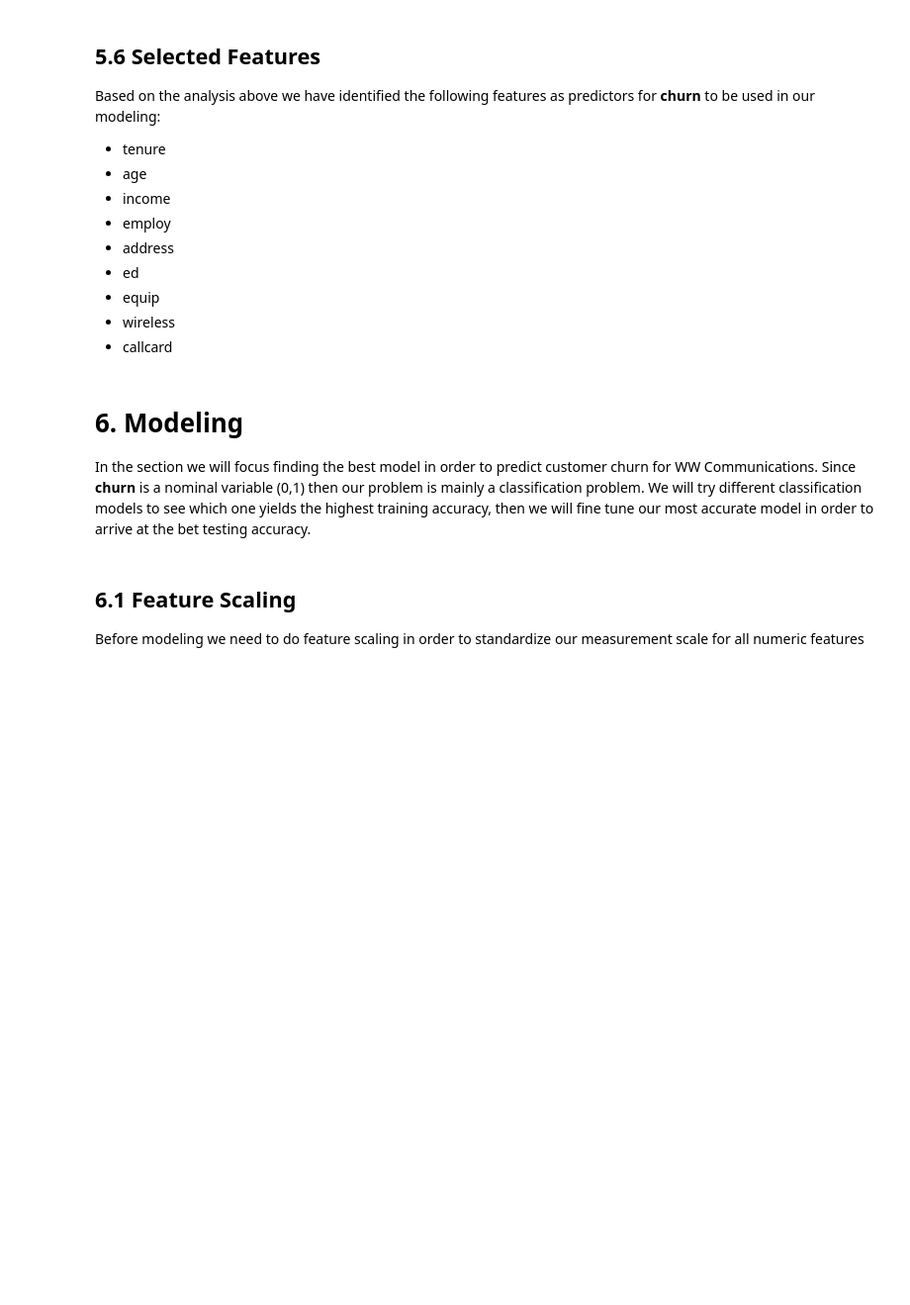
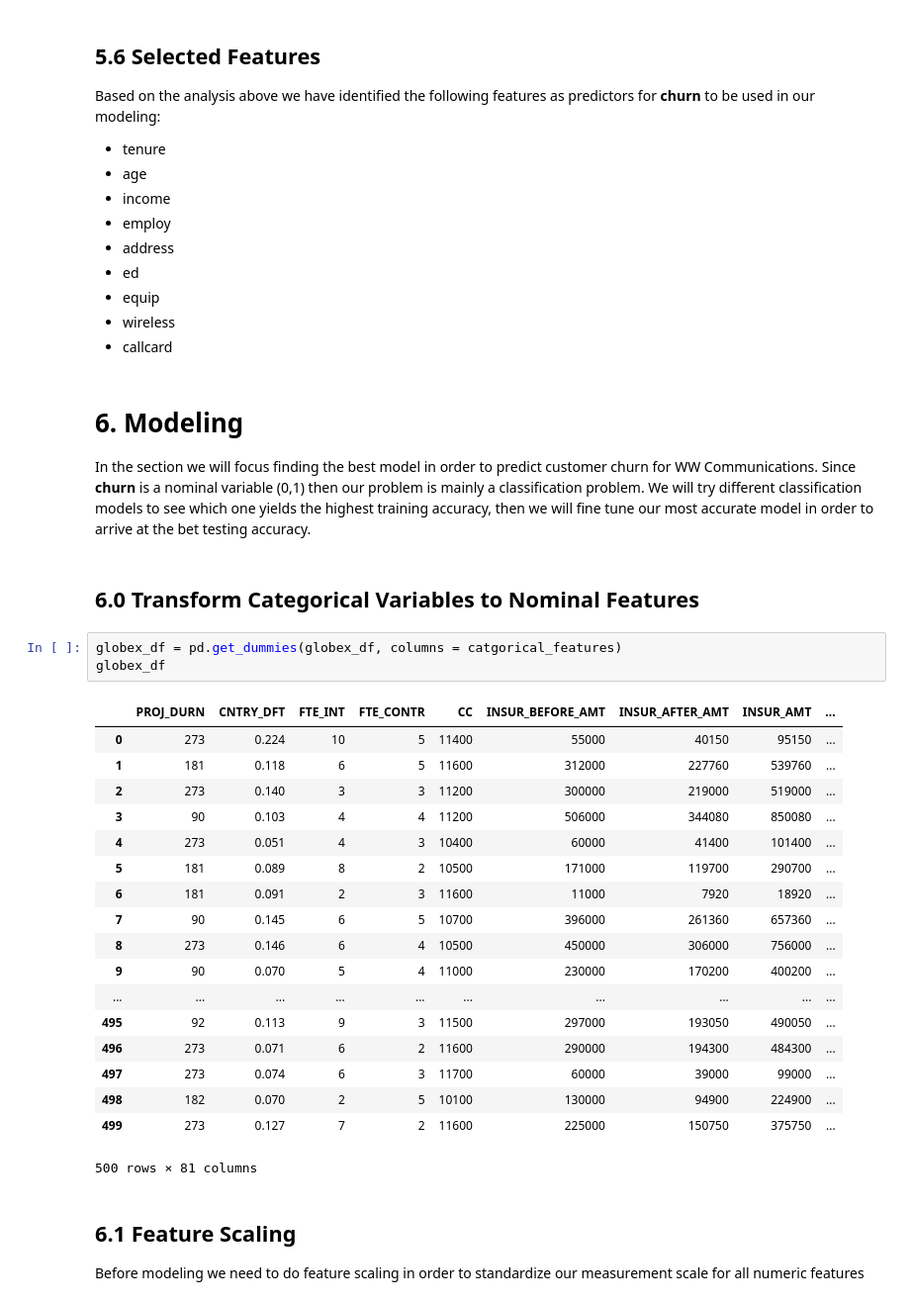
Before and after one commit to walidsi/data-science-bootcamp, a Jupyter notebook: Globex case.ipynb, the cells around one changed output. Shown at 99% size. Cells and saved outputs as stored; diff of their text form; blank space fills up the shorter version.

Commit message:
Adding get_dummies

```diff
--- a/Globex case.ipynb
+++ b/Globex case.ipynb
@@ -277,6 +277,30 @@ Based on the analysis above we have identified the following features as predict
 # %% [markdown]
 # 6. Modeling
 In the section we will focus finding the best model in order to predict customer churn for WW Communications. Since <b>churn</b> is a nominal variable (0,1) then our problem is mainly a classification problem. We will try different classification models to see which one yields the highest training accuracy, then we will fine tune our most accurate model in order to arrive at the bet testing accuracy.
+# %% [markdown]
+## 6.0 Transform Categorical Variables to Nominal Features
+# %%
+globex_df = pd.get_dummies(globex_df, columns = catgorical_features)
+globex_df
+# %% [output]
+|  | PROJ_DURN | CNTRY_DFT | FTE_INT | FTE_CONTR | CC | INSUR_BEFORE_AMT | INSUR_AFTER_AMT | INSUR_AMT | ... |
+| 0 | 273 | 0.224 | 10 | 5 | 11400 | 55000 | 40150 | 95150 | ... |
+| 1 | 181 | 0.118 | 6 | 5 | 11600 | 312000 | 227760 | 539760 | ... |
+| 2 | 273 | 0.140 | 3 | 3 | 11200 | 300000 | 219000 | 519000 | ... |
+| 3 | 90 | 0.103 | 4 | 4 | 11200 | 506000 | 344080 | 850080 | ... |
+| 4 | 273 | 0.051 | 4 | 3 | 10400 | 60000 | 41400 | 101400 | ... |
+| 5 | 181 | 0.089 | 8 | 2 | 10500 | 171000 | 119700 | 290700 | ... |
+| 6 | 181 | 0.091 | 2 | 3 | 11600 | 11000 | 7920 | 18920 | ... |
+| 7 | 90 | 0.145 | 6 | 5 | 10700 | 396000 | 261360 | 657360 | ... |
+| 8 | 273 | 0.146 | 6 | 4 | 10500 | 450000 | 306000 | 756000 | ... |
+| 9 | 90 | 0.070 | 5 | 4 | 11000 | 230000 | 170200 | 400200 | ... |
+| ... | ... | ... | ... | ... | ... | ... | ... | ... | ... |
+| 495 | 92 | 0.113 | 9 | 3 | 11500 | 297000 | 193050 | 490050 | ... |
+| 496 | 273 | 0.071 | 6 | 2 | 11600 | 290000 | 194300 | 484300 | ... |
+| 497 | 273 | 0.074 | 6 | 3 | 11700 | 60000 | 39000 | 99000 | ... |
+| 498 | 182 | 0.070 | 2 | 5 | 10100 | 130000 | 94900 | 224900 | ... |
+| 499 | 273 | 0.127 | 7 | 2 | 11600 | 225000 | 150750 | 375750 | ... |
+500 rows × 81 columns
 # %% [markdown]
 ## 6.1 Feature Scaling
 Before modeling we need to do feature scaling in order to standardize our measurement scale for all numeric features
```
Also changed, not shown: parts of 2 cells of this notebook.
